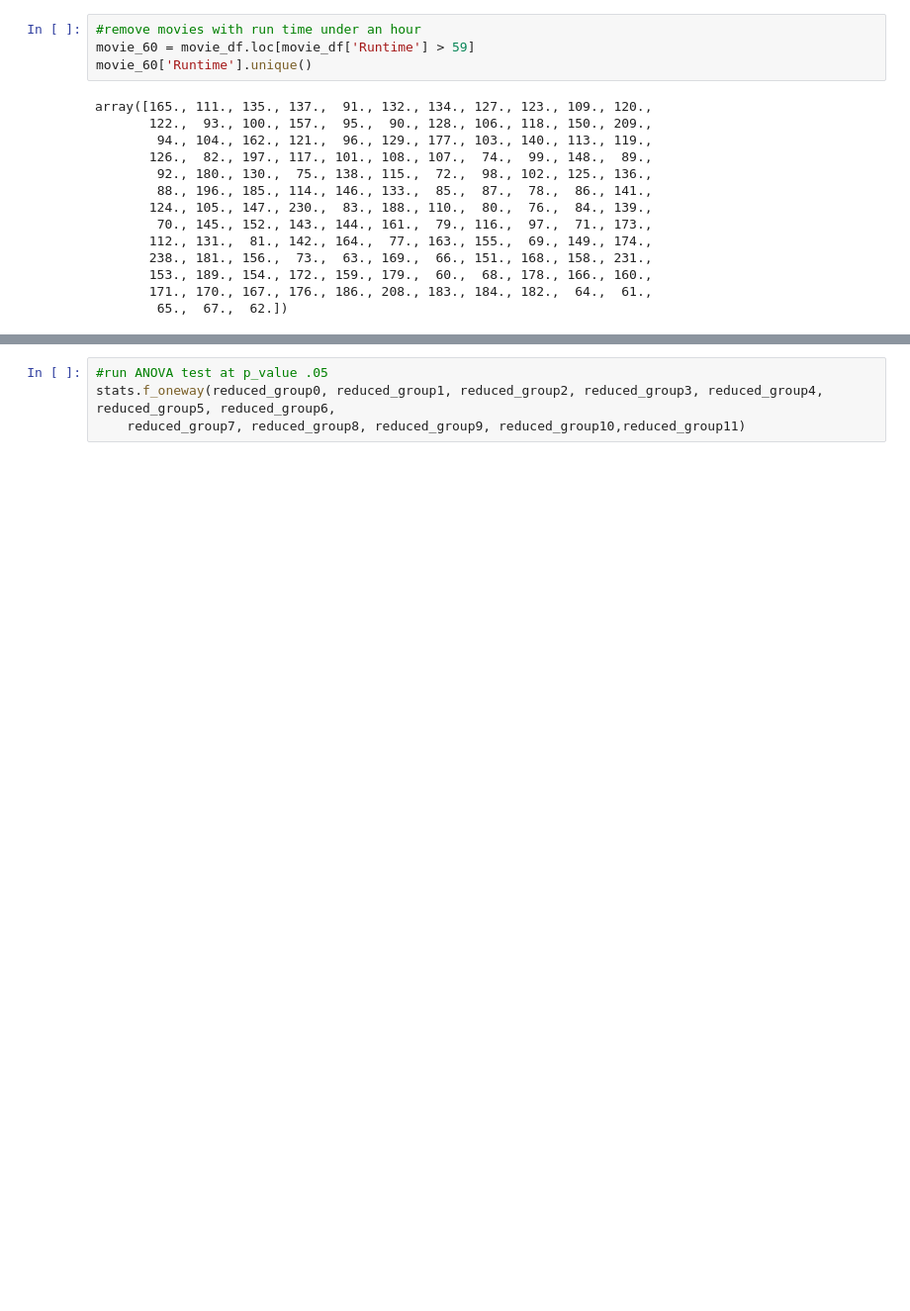
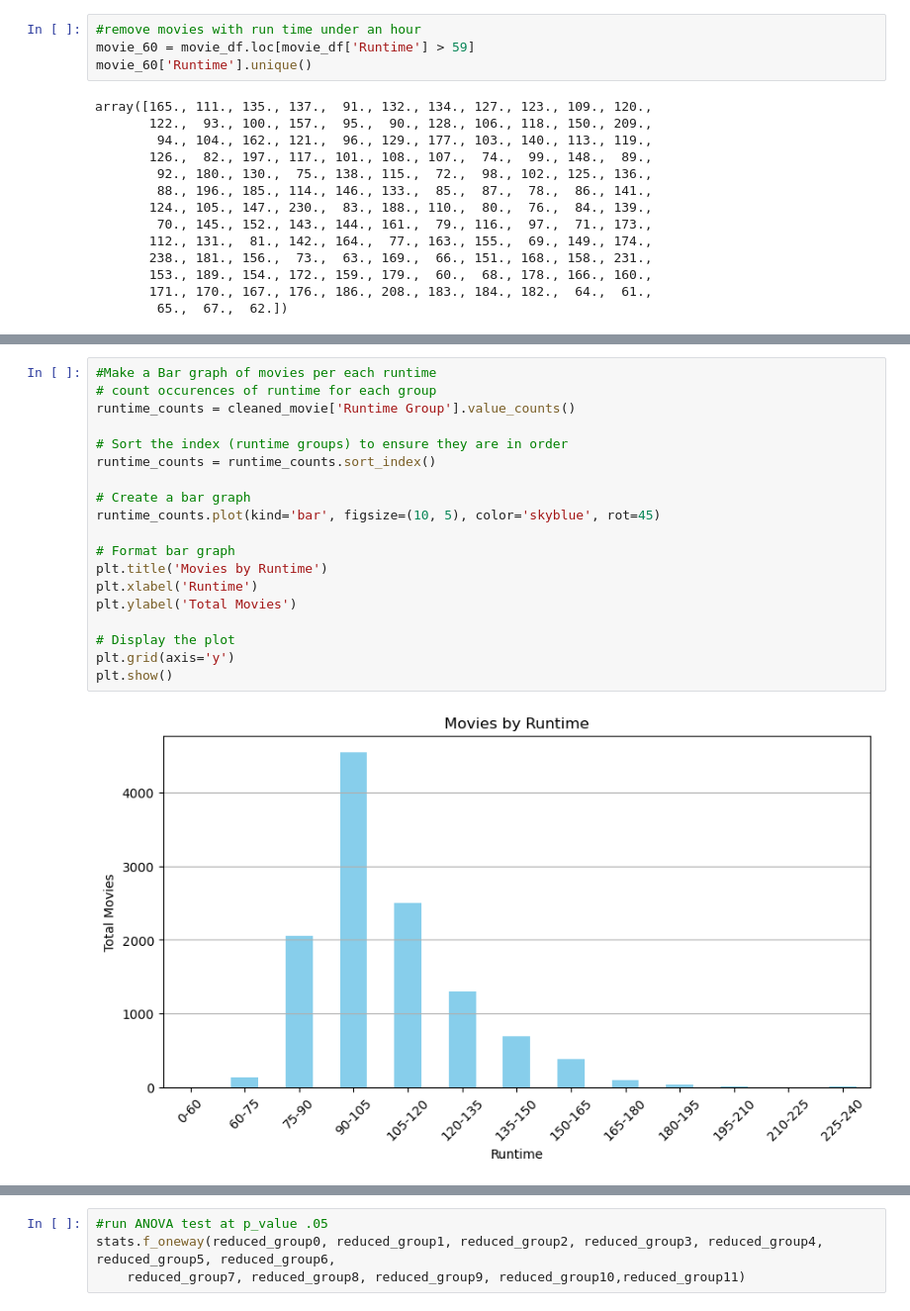
Before and after one commit to donoh160/project1_movieratings, a Jupyter notebook: zach_code.ipynb, the cells around one changed output, grey strips where cells are left out. Shown: that part at 99% size. Saved outputs shown, nothing was run; the diff lists cells and outputs as text; blank space fills up the shorter version.

```diff
--- a/zach_code.ipynb
+++ b/zach_code.ipynb
@@ -66,0 +99,21 @@ cleaned_movie = movie_60[movie_60['imdbRating'].notna()]
+# %%
+#Make a Bar graph of movies per each runtime
+# count occurences of runtime for each group
+runtime_counts = cleaned_movie['Runtime Group'].value_counts()
+
+# Sort the index (runtime groups) to ensure they are in order
+runtime_counts = runtime_counts.sort_index()
+
+# Create a bar graph
+runtime_counts.plot(kind='bar', figsize=(10, 5), color='skyblue', rot=45)
+
+# Format bar graph
+plt.title('Movies by Runtime')
+plt.xlabel('Runtime')
+plt.ylabel('Total Movies')
+
+# Display the plot
+plt.grid(axis='y')
+plt.show()
+# %% [output]
+[figure, added]
```
Also changed, not shown: parts of 25 cells of this notebook.
